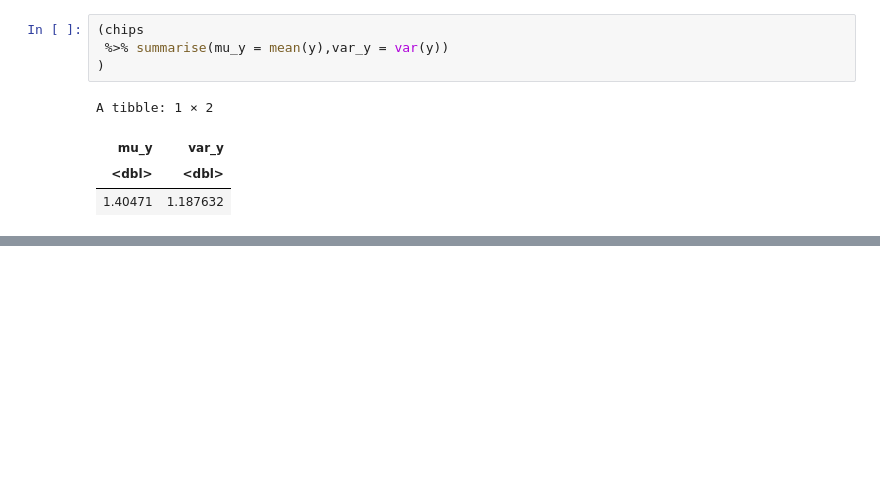
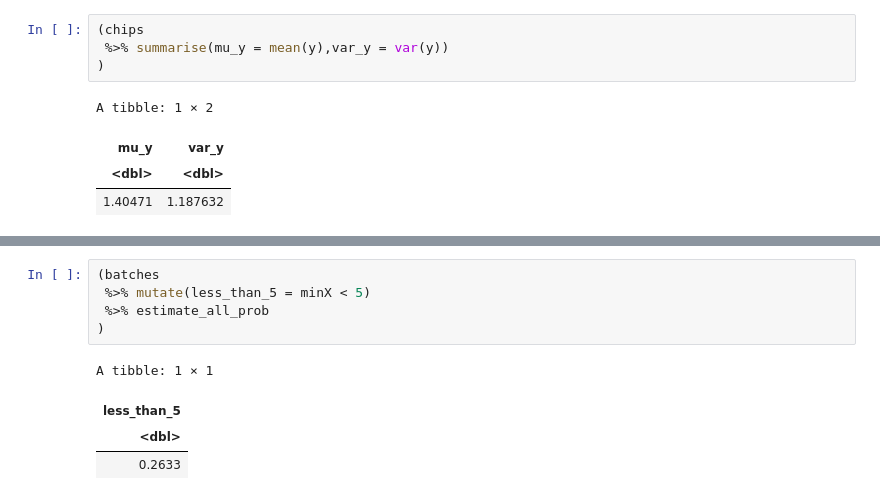
Before and after one commit to yardsale8/probability_simulations_in_R, a Jupyter notebook: 3_1_2_generating_independent_random_variates.ipynb, the cells around one changed output, grey strips where cells are left out. Saved outputs shown, nothing was run; the diff lists cells and outputs as text; blank space fills up the shorter version.

```diff
--- a/3_1_2_generating_independent_random_variates.ipynb
+++ b/3_1_2_generating_independent_random_variates.ipynb
@@ -280,0 +305,10 @@ A tibble: 1 × 2
+# %%
+(batches
+ %>% mutate(less_than_5 = minX < 5)
+ %>% estimate_all_prob
+)
+# %% [output]
+A tibble: 1 × 1
+| less_than_5 |
+| <dbl> |
+| 0.2633 |
```
Also changed, not shown: parts of 2 cells of this notebook.
